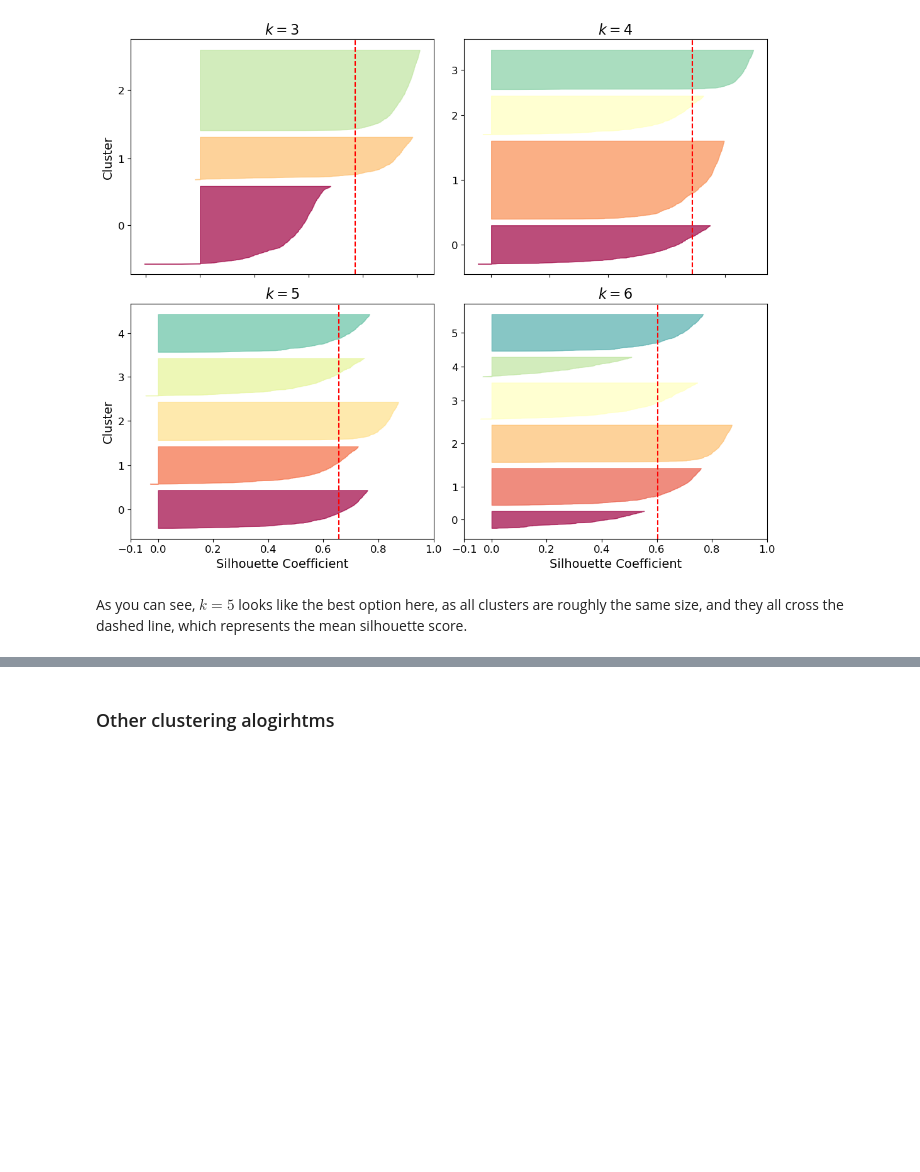
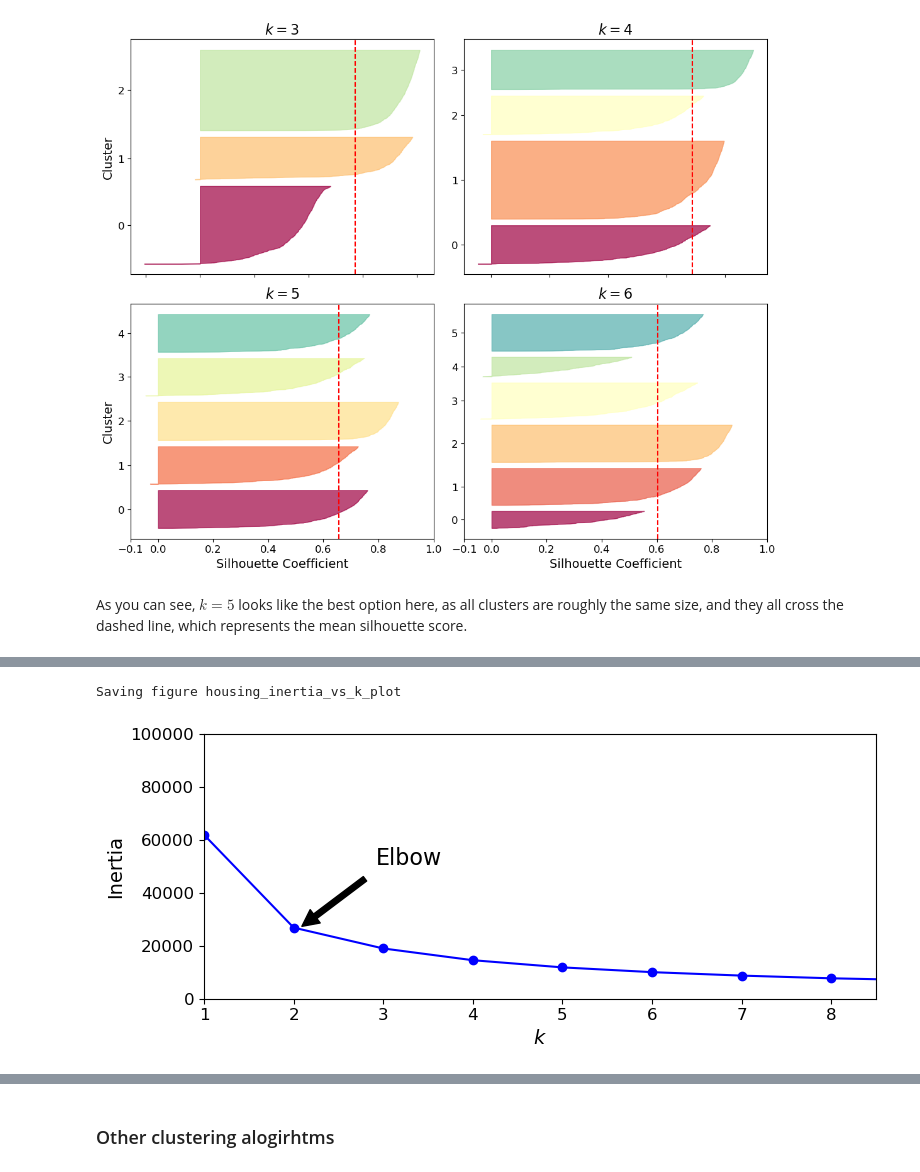
Before and after one commit to Axmus30/Group_1_labs_Ai_intro, a Jupyter notebook: Lab_6.ipynb, the cells around one changed output, grey strips where cells are left out. Cells and saved outputs as stored; diff of their text form; code cells hidden in the pictures; blank space fills up the shorter version.

```diff
--- a/Lab_6.ipynb
+++ b/Lab_6.ipynb
@@ -719,0 +746,8 @@ As you can see, $k=5$ looks like the best option here, as all clusters are rough
+# %%
+import pandas as pd
+
+def load_housing_data(housing_path=HOUSING_PATH):
+    csv_path = os.path.join(housing_path, "housing.csv")
+    return pd.read_csv(csv_path)
+# %%
+housing = load_housing_data()
@@ -719,0 +763,2 @@ As you can see, $k=5$ looks like the best option here, as all clusters are rough
+# %%
+housingDataSet= housing.drop(["housing_median_age", "total_rooms", "total_bedrooms", "population", "households", "median_house_value", "ocean_proximity"], axis=1)
@@ -719,0 +774,7 @@ As you can see, $k=5$ looks like the best option here, as all clusters are rough
+# %%
+from sklearn.preprocessing import StandardScaler
+scaled = StandardScaler().fit_transform(housingDataSet)
+kmeans_per_k = [KMeans(n_clusters=k, random_state=42).fit(scaled)
+                for k in range(1, 15)]
+inertias = [model.inertia_ for model in kmeans_per_k]
+inertias
@@ -719,0 +796,18 @@ As you can see, $k=5$ looks like the best option here, as all clusters are rough
+# %%
+plt.figure(figsize=(8, 3.5))
+plt.plot(range(1, 15), inertias, "bo-")
+plt.xlabel("$k$", fontsize=14)
+plt.ylabel("Inertia", fontsize=14)
+plt.annotate('Elbow',
+             xy=(2, 25000),
+             xytext=(0.35, 0.55),
+             textcoords='figure fraction',
+             fontsize=16,
+             arrowprops=dict(facecolor='black', shrink=0.1)
+            )
+plt.axis([1, 8.5, 0, 100000])
+save_fig("housing_inertia_vs_k_plot")
+plt.show()
+# %% [output]
+Saving figure housing_inertia_vs_k_plot
+[figure, added]
```
Also changed, not shown: parts of 28 cells of this notebook, 4 other files.
